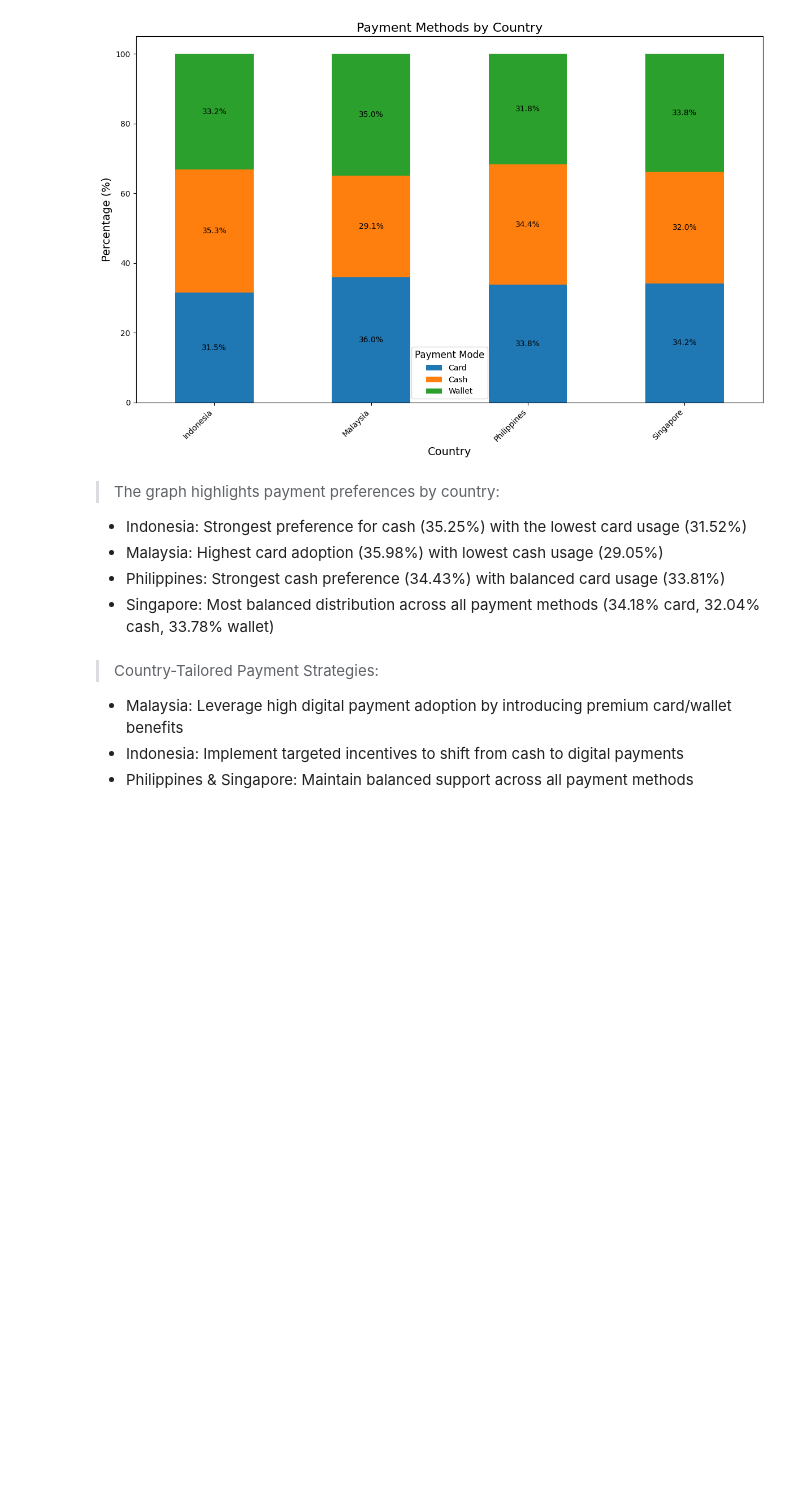
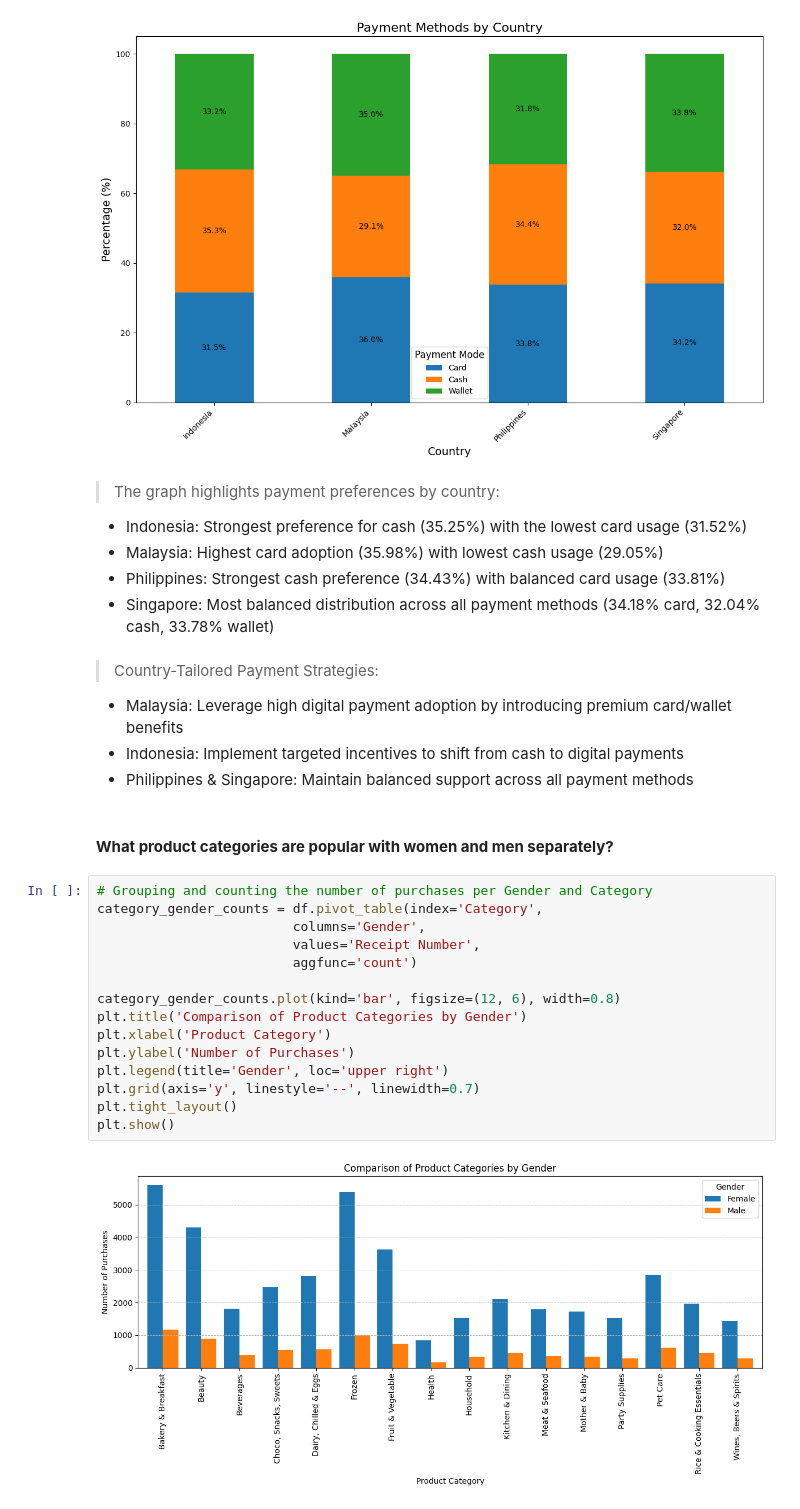
Before and after one commit to KharchenkoAnastasia/customer_analysis_grocery_chain, a Jupyter notebook: customer_analysis_grocery_chain.ipynb, the cells around one changed output. Cells and saved outputs as stored; diff of their text form; blank space fills up the shorter version.

```diff
--- a/customer_analysis_grocery_chain.ipynb
+++ b/customer_analysis_grocery_chain.ipynb
@@ -458,3 +559,22 @@ plt.show()
 *   Malaysia: Leverage high digital payment adoption by introducing premium card/wallet benefits
 *   Indonesia: Implement targeted incentives to shift from cash to digital payments
 *   Philippines & Singapore: Maintain balanced support across all payment methods
+# %% [markdown]
+#### **What product categories are popular with women and men separately?**
+# %%
+# Grouping and counting the number of purchases per Gender and Category
+category_gender_counts = df.pivot_table(index='Category',
+                         columns='Gender',
+                         values='Receipt Number',
+                         aggfunc='count')
+
+category_gender_counts.plot(kind='bar', figsize=(12, 6), width=0.8)
+plt.title('Comparison of Product Categories by Gender')
+plt.xlabel('Product Category')
+plt.ylabel('Number of Purchases')
+plt.legend(title='Gender', loc='upper right')
+plt.grid(axis='y', linestyle='--', linewidth=0.7)
+plt.tight_layout()
+plt.show()
+# %% [output]
+[figure, added]
```
Also changed, not shown: parts of 11 cells of this notebook.
